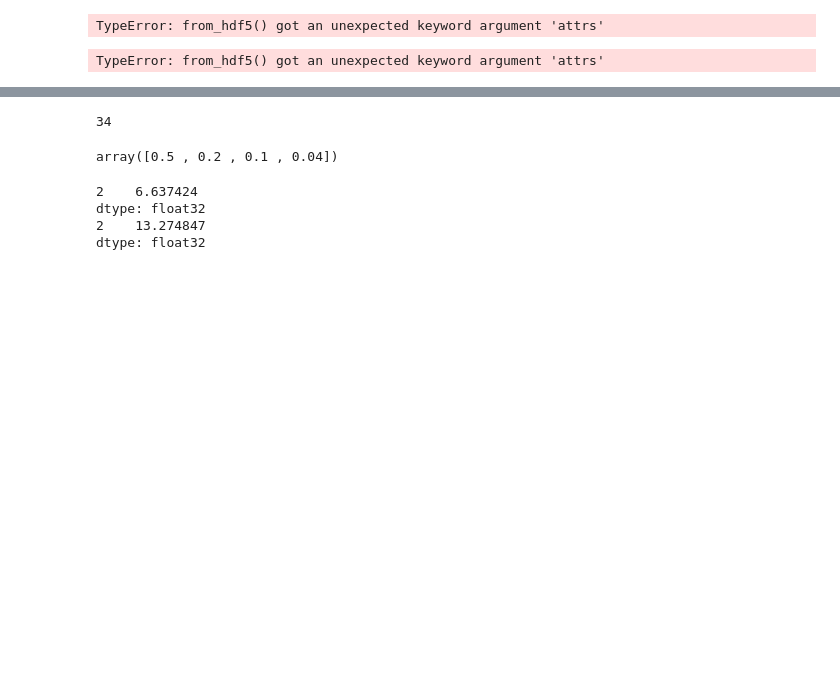
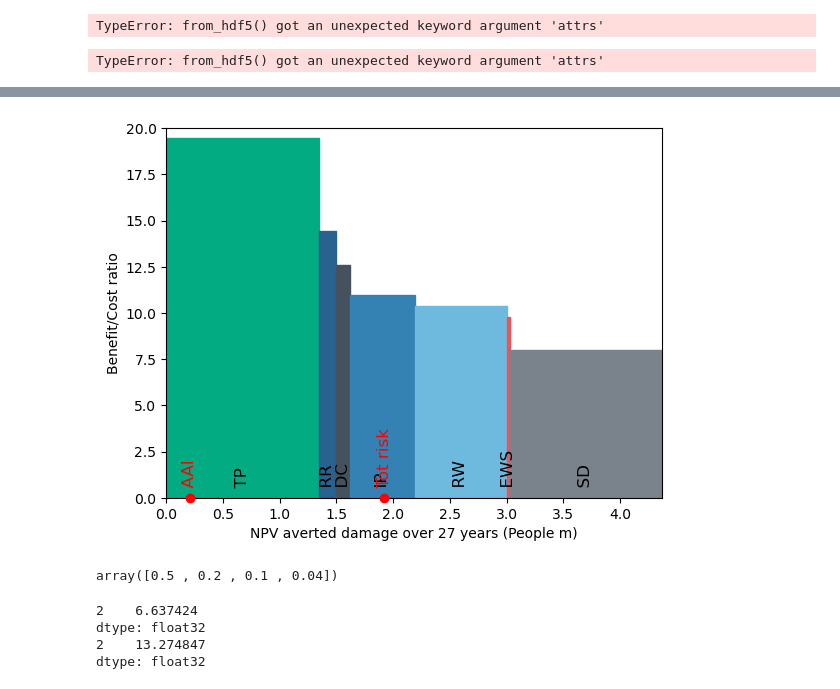
Before and after one commit to gkalomalos/ERA_projects_SWORD, a Jupyter notebook: backend/dev.ipynb, the cells around one changed output, grey strips where cells are left out. Drawn from its saved outputs; the diff is of its cells as text; code cells hidden in the pictures; blank space fills up the shorter version.

Commit message:
chore/Update entity files

```diff
--- a/backend/dev.ipynb
+++ b/backend/dev.ipynb
@@ -322,12 +322,12 @@ TypeError: from_hdf5() got an unexpected keyword argument 'attrs'
 # %%
 # Example Flood Egypt App
 entity_present = entity_handler.get_entity_from_xlsx(
-    DATA_ENTITIES_DIR / "entity_TODAY_EGY_FL_crops.xlsx"
+    DATA_ENTITIES_DIR / "entity_TODAY_EGY_FL_diarrhea_patients.xlsx"
 )
 entity_present.check()
 entity_present.exposures.ref_year = 2024
 
-entity_future = entity_handler.get_future_entity(entity_present, 2050, 0.04)
+entity_future = entity_handler.get_future_entity(entity_present, 2050, 0.0129)
 entity_future.check()
 
 
@@ -362,9 +362,9 @@ impact_future = ImpactCalc(
 ).impact(save_mat=True)
 
 
-# costben = costben_handler.calculate_cost_benefit(
-#     hazard_present, entity_present, hazard_future, entity_future, 2050
-# )
+costben = costben_handler.calculate_cost_benefit(
+    hazard_present, entity_present, hazard_future, entity_future, 2050
+)
 # costben_handler.plot_cost_benefit(costben)
 # costben_handler.plot_waterfall(
 #     costben, hazard_present, entity_present, hazard_future, entity_future
@@ -380,7 +398,10 @@ impact_future = ImpactCalc(
-# %%
-np.count_nonzero(impact_future.imp_mat.toarray())
-# %% [output]
-34
+# %%
+for key, value in costben.cost_ben_ratio.items():
+    costben.cost_ben_ratio[key] = value / 1000
+
+ax = costben.plot_cost_benefit()
+# %% [output]
+[figure, added]
 # %%
 # Example heatwaves Thailand App
 entity_present = entity_handler.get_entity_from_xlsx(
```
Also changed, not shown: parts of 1 cell of this notebook, 22 other files.
